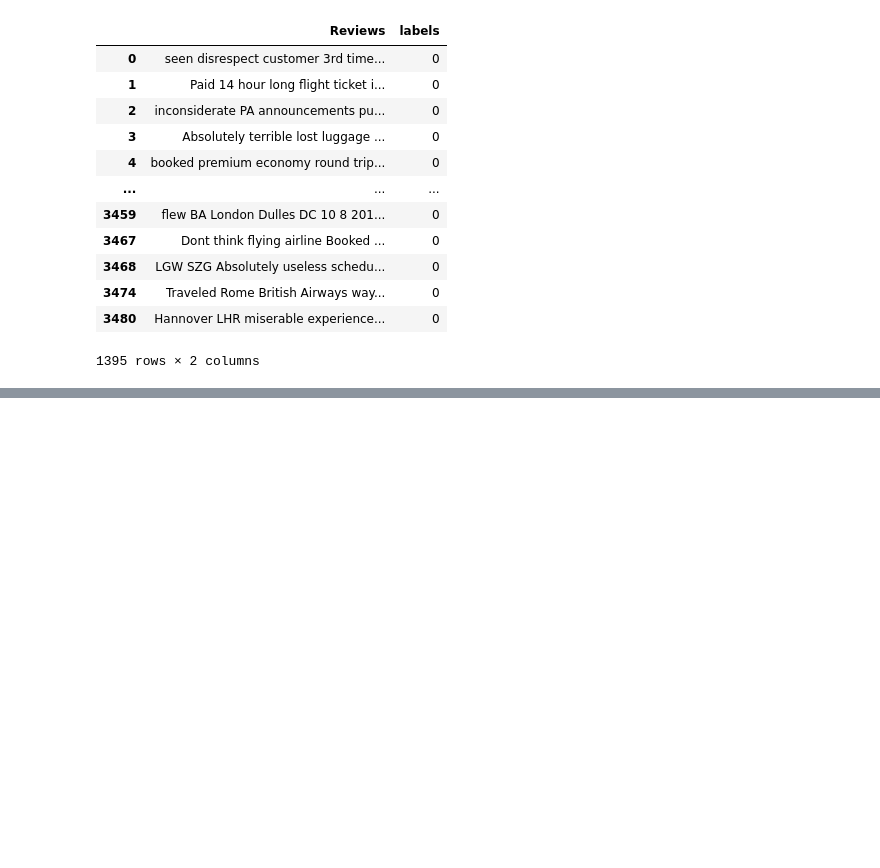
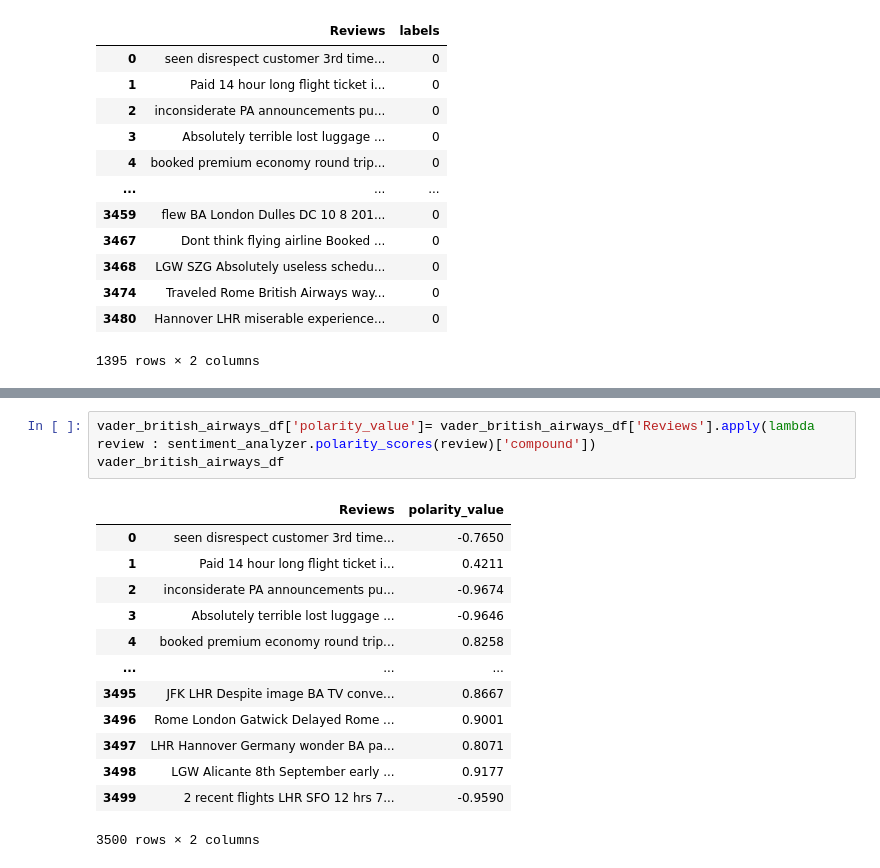
Before and after one commit to Bunnydavid27/British_airways_data_analysis, a Jupyter notebook: British_airways_Data_Analysis.ipynb, the cells around one changed output, grey strips where cells are left out. Drawn from its saved outputs; the diff is of its cells as text; blank space fills up the shorter version.

```diff
--- a/British_airways_Data_Analysis.ipynb
+++ b/British_airways_Data_Analysis.ipynb
@@ -458,0 +498,17 @@ negative_reviews
+# %%
+vader_british_airways_df['polarity_value']= vader_british_airways_df['Reviews'].apply(lambda review : sentiment_analyzer.polarity_scores(review)['compound'])
+vader_british_airways_df
+# %% [output]
+|  | Reviews | polarity_value |
+| 0 | seen disrespect customer 3rd time... | -0.7650 |
+| 1 | Paid 14 hour long flight ticket i... | 0.4211 |
+| 2 | inconsiderate PA announcements pu... | -0.9674 |
+| 3 | Absolutely terrible lost luggage ... | -0.9646 |
+| 4 | booked premium economy round trip... | 0.8258 |
+| ... | ... | ... |
+| 3495 | JFK LHR Despite image BA TV conve... | 0.8667 |
+| 3496 | Rome London Gatwick Delayed Rome ... | 0.9001 |
+| 3497 | LHR Hannover Germany wonder BA pa... | 0.8071 |
+| 3498 | LGW Alicante 8th September early ... | 0.9177 |
+| 3499 | 2 recent flights LHR SFO 12 hrs 7... | -0.9590 |
+3500 rows × 2 columns
```
Also changed, not shown: parts of 18 cells of this notebook, 1 other file.
